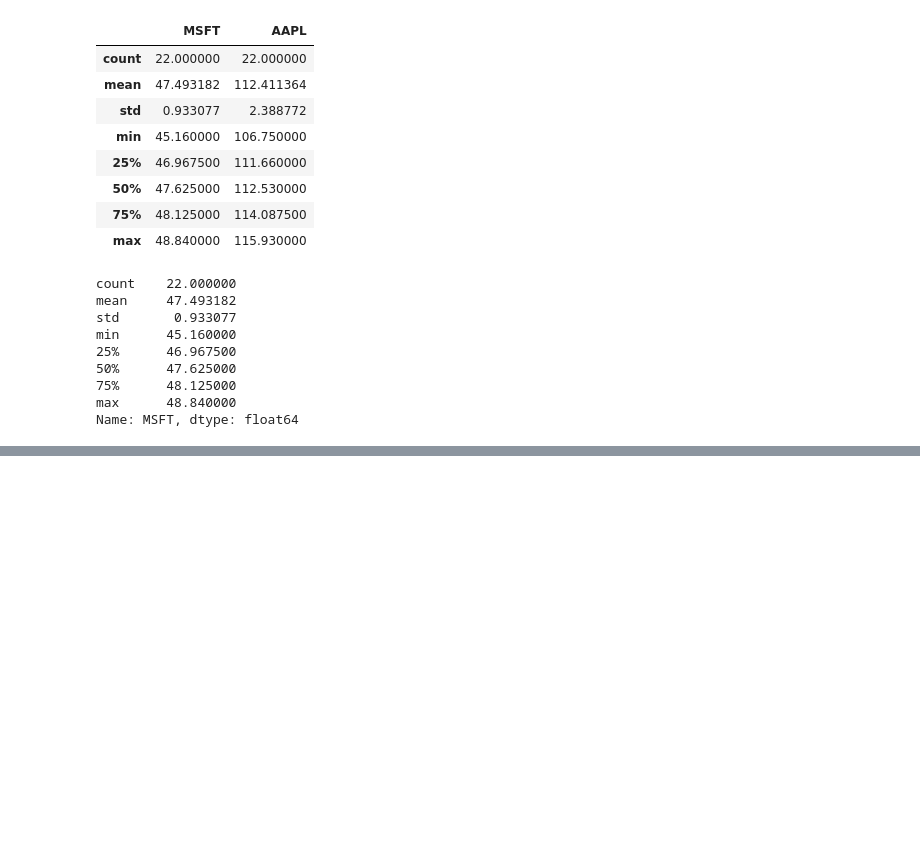
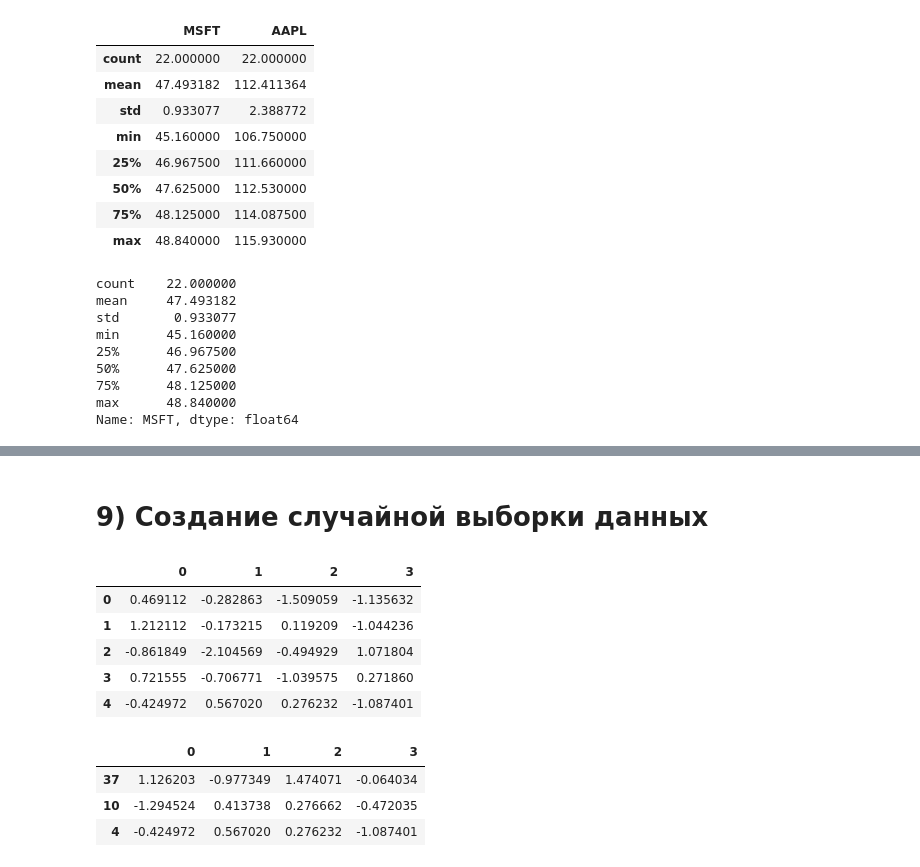
Before and after one commit to En1xello/Pandas_course_1, a Jupyter notebook: Notebooks/Numerical and statistical methods.ipynb, the cells around one changed output, grey strips where cells are left out. Cells and saved outputs as stored; diff of their text form; code cells hidden in the pictures; blank space fills up the shorter version.

```diff
--- a/Notebooks/Numerical and statistical methods.ipynb
+++ b/Notebooks/Numerical and statistical methods.ipynb
@@ -257,0 +547,22 @@ Name: MSFT, dtype: float64
+# %% [markdown]
+# 9) Создание случайной выборки данных
+# %%
+# создаем датафрейм, состоящий из 50 строк и 4 столбцов случайных чисел
+np.random.seed(123456)
+df = pd.DataFrame(np.random.randn(50,4))
+df[:5]
+# %% [output]
+|  | 0 | 1 | 2 | 3 |
+| 0 | 0.469112 | -0.282863 | -1.509059 | -1.135632 |
+| 1 | 1.212112 | -0.173215 | 0.119209 | -1.044236 |
+| 2 | -0.861849 | -2.104569 | -0.494929 | 1.071804 |
+| 3 | 0.721555 | -0.706771 | -1.039575 | 0.271860 |
+| 4 | -0.424972 | 0.567020 | 0.276232 | -1.087401 |
+# %%
+# отбираем три случайных строки
+df.sample(n=3)
+# %% [output]
+|  | 0 | 1 | 2 | 3 |
+| 37 | 1.126203 | -0.977349 | 1.474071 | -0.064034 |
+| 10 | -1.294524 | 0.413738 | 0.276662 | -0.472035 |
+| 4 | -0.424972 | 0.567020 | 0.276232 | -1.087401 |
```
Also changed, not shown: parts of 51 cells of this notebook, 7 other files.
